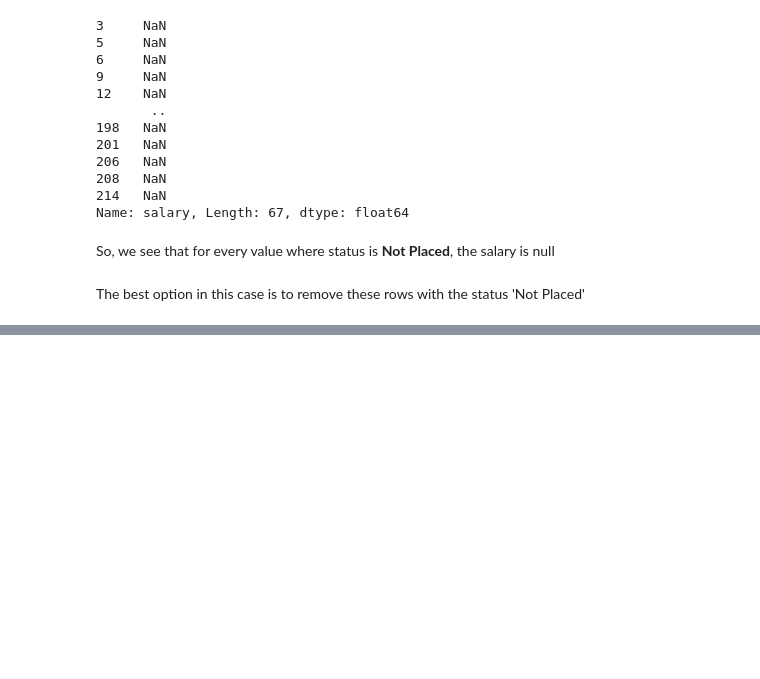
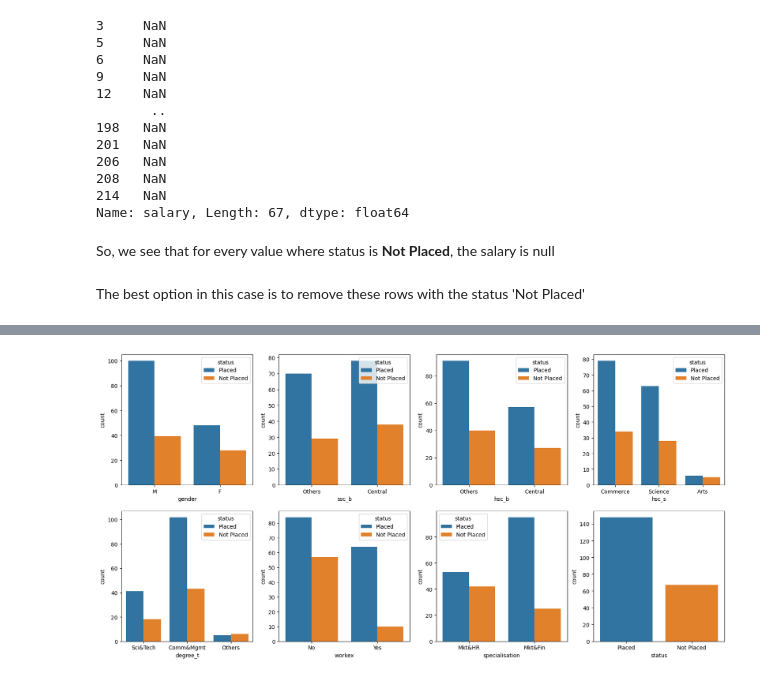
Before and after one commit to Lynne2002/campus-recruitment-linear_regression, a Jupyter notebook: index.ipynb, the cells around one changed output, grey strips where cells are left out. Cells and saved outputs as stored; diff of their text form; code cells hidden in the pictures; blank space fills up the shorter version.

```diff
--- a/index.ipynb
+++ b/index.ipynb
@@ -162,0 +215,13 @@ The best option in this case is to remove these rows with the status 'Not Placed
+# %%
+# Change the figure size
+plt.figure(figsize = (20, 20))
+
+for i in range(len(cat_col)):
+    plt.subplot(4, 4, i+1)
+    if(i<7):
+        sns.countplot(x = data_df[cat_col[i]], hue = data_df['status'])
+    else:
+        sns.countplot(x = data_df[cat_col[i]])
+plt.show()
+# %% [output]
+[figure, added]
```
Also changed, not shown: parts of 22 cells of this notebook.
